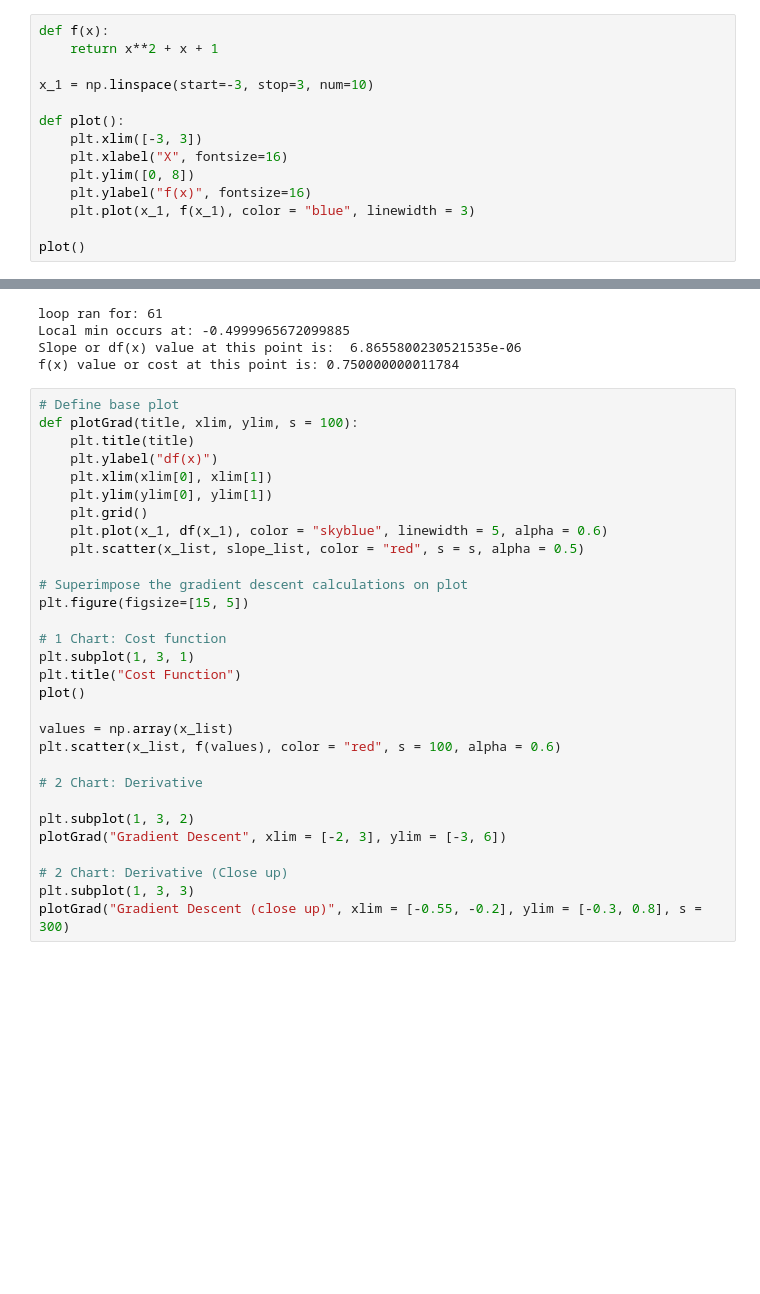
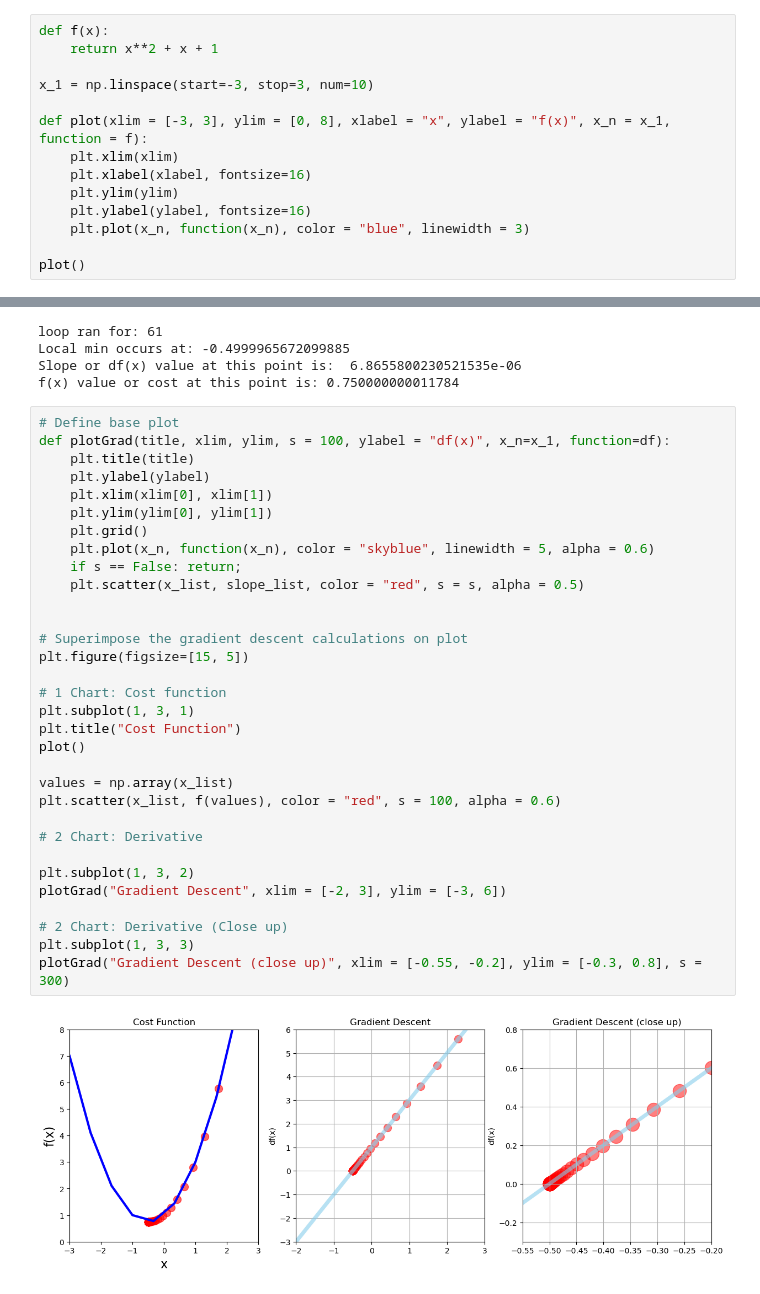
Before and after one commit to BlueFits/MLBasicsJupyter, a Jupyter notebook: notebooks/gradientDescent.ipynb, the cells around one changed output, grey strips where cells are left out. Drawn from its saved outputs; the diff is of its cells as text; blank space fills up the shorter version.

```diff
--- a/notebooks/gradientDescent.ipynb
+++ b/notebooks/gradientDescent.ipynb
@@ -14,12 +14,12 @@ def f(x):
 
 x_1 = np.linspace(start=-3, stop=3, num=10)
 
-def plot():
-    plt.xlim([-3, 3])
-    plt.xlabel("X", fontsize=16)
-    plt.ylim([0, 8])
-    plt.ylabel("f(x)", fontsize=16)
-    plt.plot(x_1, f(x_1), color = "blue", linewidth = 3)
+def plot(xlim = [-3, 3], ylim = [0, 8], xlabel = "x", ylabel = "f(x)", x_n = x_1, function = f):
+    plt.xlim(xlim)
+    plt.xlabel(xlabel, fontsize=16)
+    plt.ylim(ylim)
+    plt.ylabel(ylabel, fontsize=16)
+    plt.plot(x_n, function(x_n), color = "blue", linewidth = 3)
 
 plot()
 # %% [output]
@@ -105,34 +105,38 @@ Slope or df(x) value at this point is:  6.8655800230521535e-06
 f(x) value or cost at this point is: 0.750000000011784
 # %%
 # Define base plot
-def plotGrad(title, xlim, ylim, s = 100):
+def plotGrad(title, xlim, ylim, s = 100, ylabel = "df(x)", x_n=x_1, function=df):
     plt.title(title)
-    plt.ylabel("df(x)")
+    plt.ylabel(ylabel)
     plt.xlim(xlim[0], xlim[1])
     plt.ylim(ylim[0], ylim[1])
     plt.grid()
-    plt.plot(x_1, df(x_1), color = "skyblue", linewidth = 5, alpha = 0.6)
+    plt.plot(x_n, function(x_n), color = "skyblue", linewidth = 5, alpha = 0.6)
+    if s == False: return;
     plt.scatter(x_list, slope_list, color = "red", s = s, alpha = 0.5)
+
 
 # Superimpose the gradient descent calculations on plot
 plt.figure(figsize=[15, 5])
 
 # 1 Chart: Cost function
 plt.subplot(1, 3, 1)
 plt.title("Cost Function")
 plot()
 
 values = np.array(x_list)
 plt.scatter(x_list, f(values), color = "red", s = 100, alpha = 0.6)
 
 # 2 Chart: Derivative
 
 plt.subplot(1, 3, 2)
 plotGrad("Gradient Descent", xlim = [-2, 3], ylim = [-3, 6])
 
 # 2 Chart: Derivative (Close up)
 plt.subplot(1, 3, 3)
 plotGrad("Gradient Descent (close up)", xlim = [-0.55, -0.2], ylim = [-0.3, 0.8], s = 300)
+# %% [output]
+[figure, added]
 # %% [markdown]
 ## Example 2 - Multiple Minima vs Initial Guess Advanced Functions
 
```
Also changed, not shown: parts of 4 cells of this notebook.
